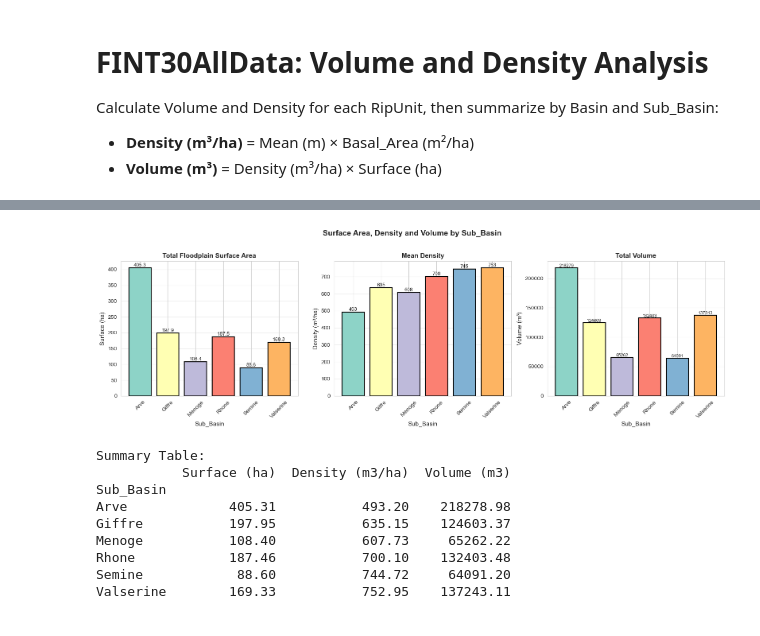
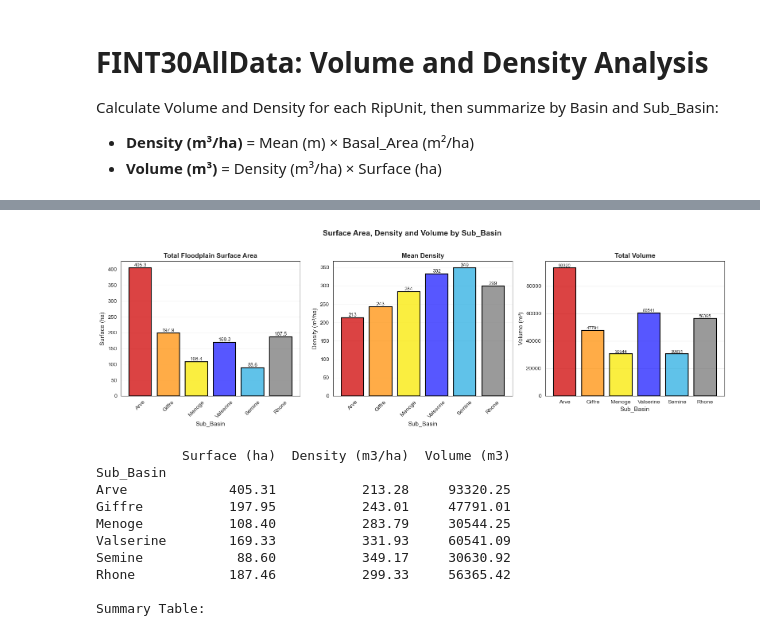
Before and after one commit to JavierDelHoyoGibaja/riparian-vegetation, a Jupyter notebook: FINT30_VolumeandDensity.ipynb, the cells around one changed output, grey strips where cells are left out. Cells and saved outputs as stored; diff of their text form; code cells hidden in the pictures.

```diff
--- a/FINT30_VolumeandDensity.ipynb
+++ b/FINT30_VolumeandDensity.ipynb
@@ -12,11 +12,11 @@ import seaborn as sns
 from pathlib import Path
 
 # Set style
-sns.set_style('whitegrid')
+sns.set_style('white')
 plt.rcParams['figure.figsize'] = (14, 8)
 
 # Load data
-data_path = Path(r'C:\Users\jdelhoyo\PhD\Study cases\Genissiat\RV Characterization\repo-github\data\FINT30AllData.csv')
+data_path = Path(r'C:\Users\jdelhoyo\PhD\Study cases\Genissiat\RV Characterization\repo-github\data\FINT30AllData2.csv')
 df = pd.read_csv(data_path)
 
 print('Data loaded successfully')
@@ -165,0 +380,14 @@ plt.show()
+# %%
+# Define color palette for Sub_Basin (used consistently across all graphics)
+color_palette = {
+    'Arve': "#D10C0CC5",          # Red
+    'Giffre': "#FF8E03BA",        # Orange
+    'Menoge': "#FAEA12CE",        # Yellow
+    'Rhone': "#757575BA",         # Gray
+    'Semine': "#2DAFE2C1",        # Light Blue
+    'Valserine': "#0F0FFFB2"      # Blue
+}
+
+print('Color Palette defined:')
+for basin, color in color_palette.items():
+    print(f'  {basin}: {color}')
@@ -171,11 +407,15 @@ summary_stats = df.groupby('Sub_Basin').agg({
     'Volume (m3)': 'sum'
 }).round(2)
 
+# Define desired order of Sub_Basins
+desired_order = ['Arve', 'Giffre', 'Menoge', 'Valserine', 'Semine', 'Rhone']
+summary_stats = summary_stats.reindex(desired_order)
+
+# Map colors for each sub-basin
+colors = [color_palette.get(basin, '#CCCCCC') for basin in summary_stats.index]
+
 # Create figure with subplots for each metric
 fig, axes = plt.subplots(1, 3, figsize=(16, 5))
-
-# Colors for each sub-basin
-colors = plt.cm.Set3(range(len(summary_stats)))
 
 # Plot 1: Total Surface (ha)
 ax1 = axes[0]
@@ -184,7 +424,7 @@ ax1.set_title('Total Floodplain Surface Area', fontsize=12, fontweight='bold')
 ax1.set_xlabel('Sub_Basin', fontsize=11)
 ax1.set_ylabel('Surface (ha)', fontsize=11)
 ax1.tick_params(axis='x', rotation=45)
-ax1.grid(axis='y', alpha=0.3)
+ax1.grid(axis='y', alpha=0.2, linestyle='-', linewidth=0.5)
 
 # Add value labels on bars
 for bar in bars1:
@@ -198,44 +438,47 @@ bars2 = ax2.bar(summary_stats.index, summary_stats['Density (m3/ha)'], color=col
 ax2.set_title('Mean Density', fontsize=12, fontweight='bold')
 ax2.set_xlabel('Sub_Basin', fontsize=11)
 ax2.set_ylabel('Density (m³/ha)', fontsize=11)
 ax2.tick_params(axis='x', rotation=45)
-ax2.grid(axis='y', alpha=0.3)
+ax2.grid(axis='y', alpha=0.2, linestyle='-', linewidth=0.5)
 
 # Add value labels on bars
 for bar in bars2:
     height = bar.get_height()
     ax2.text(bar.get_x() + bar.get_width()/2., height,
             f'{height:.0f}', ha='center', va='bottom', fontsize=9)
 
 # Plot 3: Total Volume (m³)
 ax3 = axes[2]
 bars3 = ax3.bar(summary_stats.index, summary_stats['Volume (m3)'], color=colors, edgecolor='black', linewidth=1.5)
 ax3.set_title('Total Volume', fontsize=12, fontweight='bold')
 ax3.set_xlabel('Sub_Basin', fontsize=11)
 ax3.set_ylabel('Volume (m³)', fontsize=11)
-ax3.tick_params(axis='x', rotation=45)
-ax3.grid(axis='y', alpha=0.3)
+ax3.grid(axis='y', alpha=0.4, linestyle='-', linewidth=1)
+
 
 # Add value labels on bars
 for bar in bars3:
     height = bar.get_height()
     ax3.text(bar.get_x() + bar.get_width()/2., height,
             f'{height:.0f}', ha='center', va='bottom', fontsize=8)
 
 plt.suptitle('Surface Area, Density and Volume by Sub_Basin', fontsize=14, fontweight='bold', y=1.02)
 plt.tight_layout()
+
 plt.show()
 
+print(summary_stats)
+
 print('\nSummary Table:')
-print(summary_stats)
 # %% [output]
-[figure, old version]
+[figure, new version]
-Summary Table:
            Surface (ha)  Density (m3/ha)  Volume (m3)
 Sub_Basin
-Arve             405.31           493.20    218278.98
-Giffre           197.95           635.15    124603.37
-Menoge           108.40           607.73     65262.22
-Rhone            187.46           700.10    132403.48
-Semine            88.60           744.72     64091.20
-Valserine        169.33           752.95    137243.11
+Arve             405.31           213.28     93320.25
+Giffre           197.95           243.01     47791.01
+Menoge           108.40           283.79     30544.25
+Valserine        169.33           331.93     60541.09
+Semine            88.60           349.17     30630.92
+Rhone            187.46           299.33     56365.42
+
+Summary Table:
```
Also changed, not shown: parts of 21 cells of this notebook, 5 other files.
